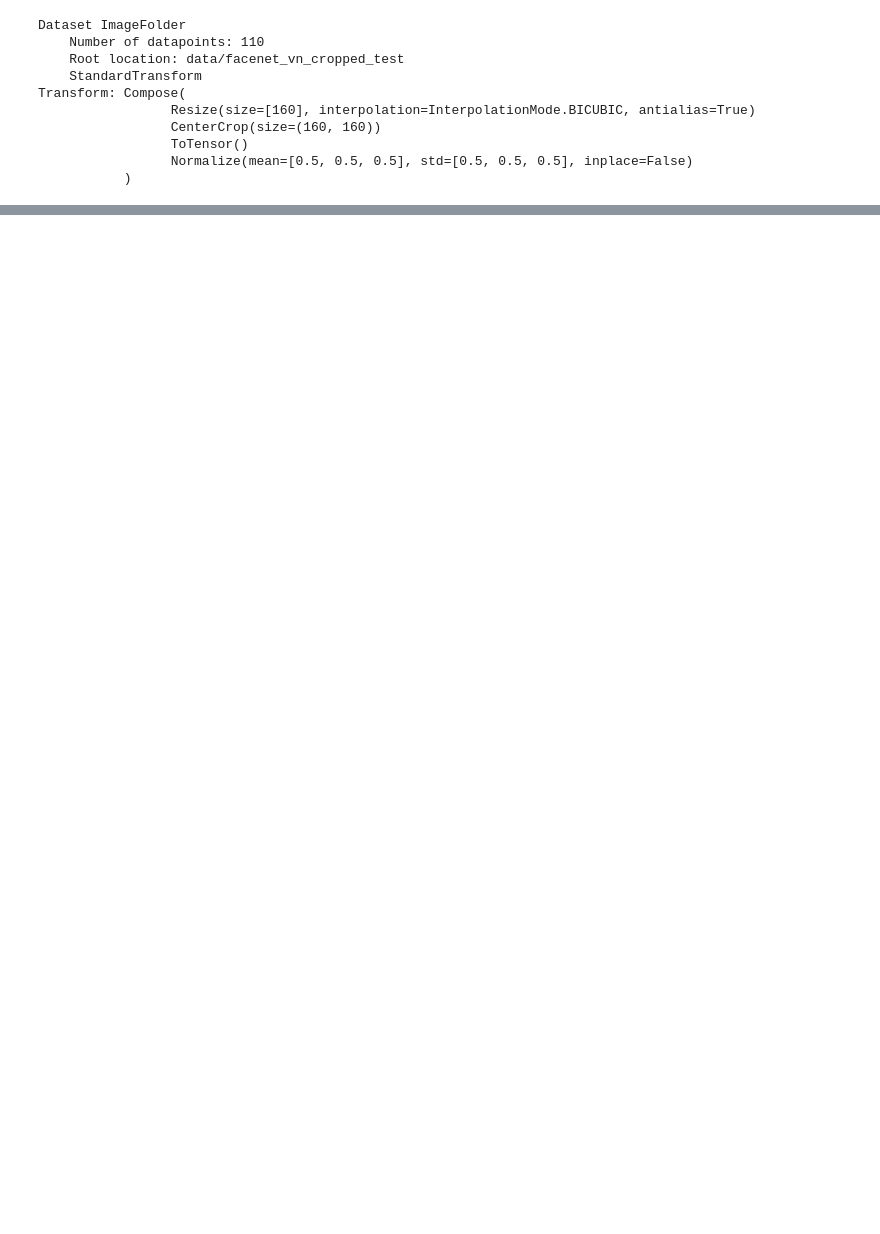
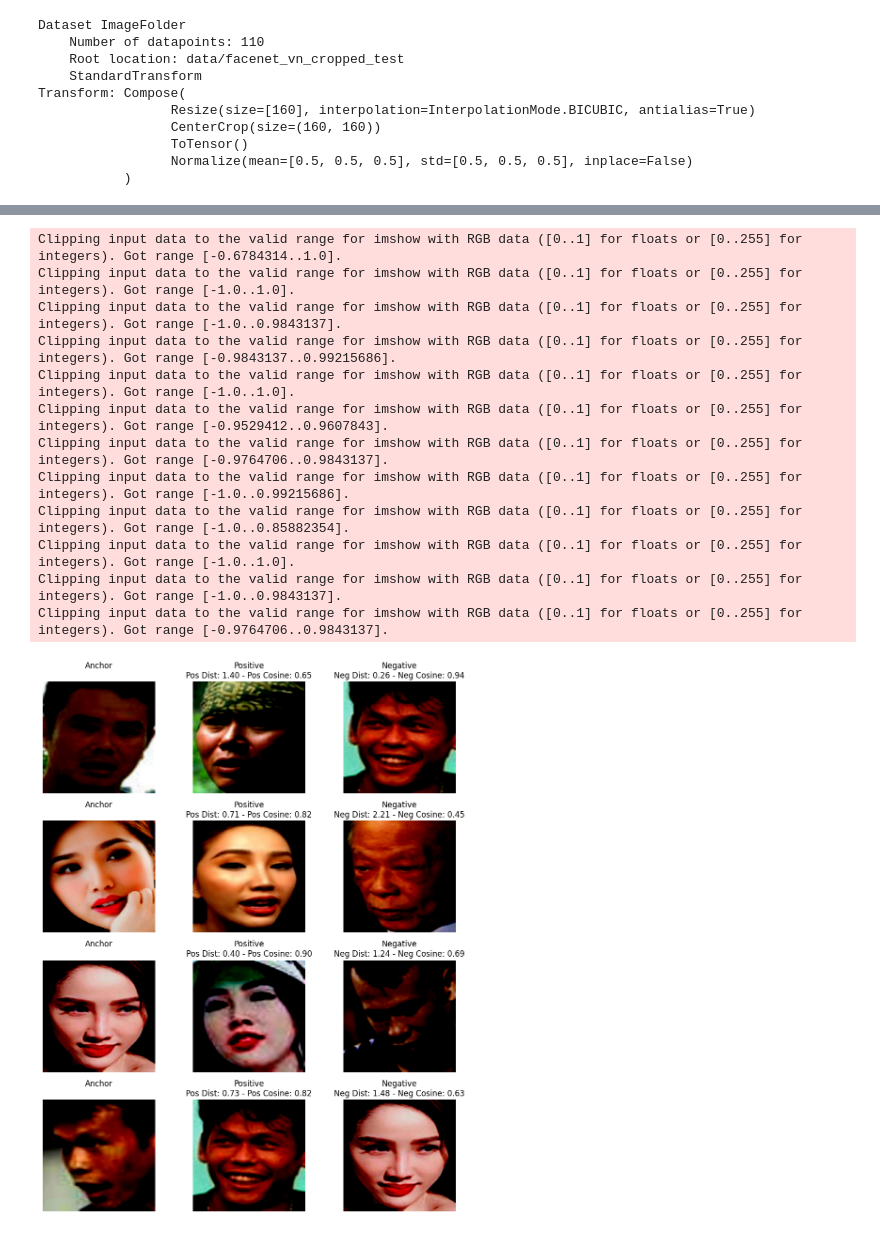
Before and after one commit to mrzaizai2k/face-recogtion-mlops, a Jupyter notebook: notebook/Experiments_MNIST.ipynb, the cells around one changed output, grey strips where cells are left out. Drawn from its saved outputs; the diff is of its cells as text; code cells hidden in the pictures; blank space fills up the shorter version.

```diff
--- a/notebook/Experiments_MNIST.ipynb
+++ b/notebook/Experiments_MNIST.ipynb
@@ -646,0 +303,21 @@ plot_embeddings(train_embeddings_ocl, train_labels_ocl, x_lim, y_lim)
+# %%
+facenet_embedding_net = torch.load("models/facenet_tune/facenet_2024_07_16_1.pth")
+facenet_embedding_net = facenet_embedding_net.to(device)
+facenet_model_2 = TripletNet(facenet_embedding_net)
+facenet_model_2 = facenet_model.to(device)
+# %%
+plot_model_result(facenet_model_2, triplet_train_face_loader, device)
+# %% [output]
+Clipping input data to the valid range for imshow with RGB data ([0..1] for floats or [0..255] for integers). Got range [-0.6784314..1.0].
+Clipping input data to the valid range for imshow with RGB data ([0..1] for floats or [0..255] for integers). Got range [-1.0..1.0].
+Clipping input data to the valid range for imshow with RGB data ([0..1] for floats or [0..255] for integers). Got range [-1.0..0.9843137].
+Clipping input data to the valid range for imshow with RGB data ([0..1] for floats or [0..255] for integers). Got range [-0.9843137..0.99215686].
+Clipping input data to the valid range for imshow with RGB data ([0..1] for floats or [0..255] for integers). Got range [-1.0..1.0].
+Clipping input data to the valid range for imshow with RGB data ([0..1] for floats or [0..255] for integers). Got range [-0.9529412..0.9607843].
+Clipping input data to the valid range for imshow with RGB data ([0..1] for floats or [0..255] for integers). Got range [-0.9764706..0.9843137].
+Clipping input data to the valid range for imshow with RGB data ([0..1] for floats or [0..255] for integers). Got range [-1.0..0.99215686].
+Clipping input data to the valid range for imshow with RGB data ([0..1] for floats or [0..255] for integers). Got range [-1.0..0.85882354].
+Clipping input data to the valid range for imshow with RGB data ([0..1] for floats or [0..255] for integers). Got range [-1.0..1.0].
+Clipping input data to the valid range for imshow with RGB data ([0..1] for floats or [0..255] for integers). Got range [-1.0..0.9843137].
+Clipping input data to the valid range for imshow with RGB data ([0..1] for floats or [0..255] for integers). Got range [-0.9764706..0.9843137].
+[figure, added]
```
Also changed, not shown: parts of 60 cells of this notebook, 11 other files.
